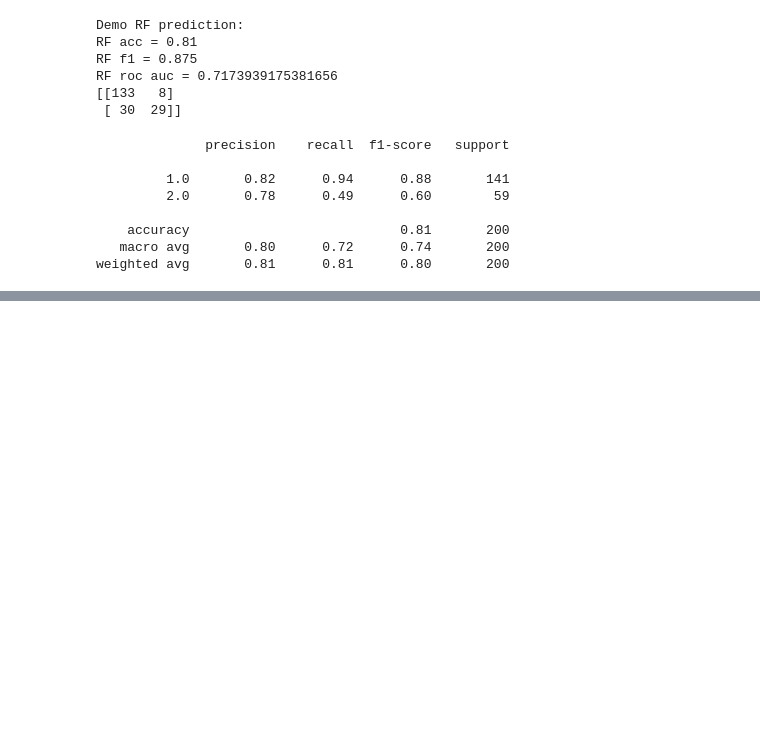
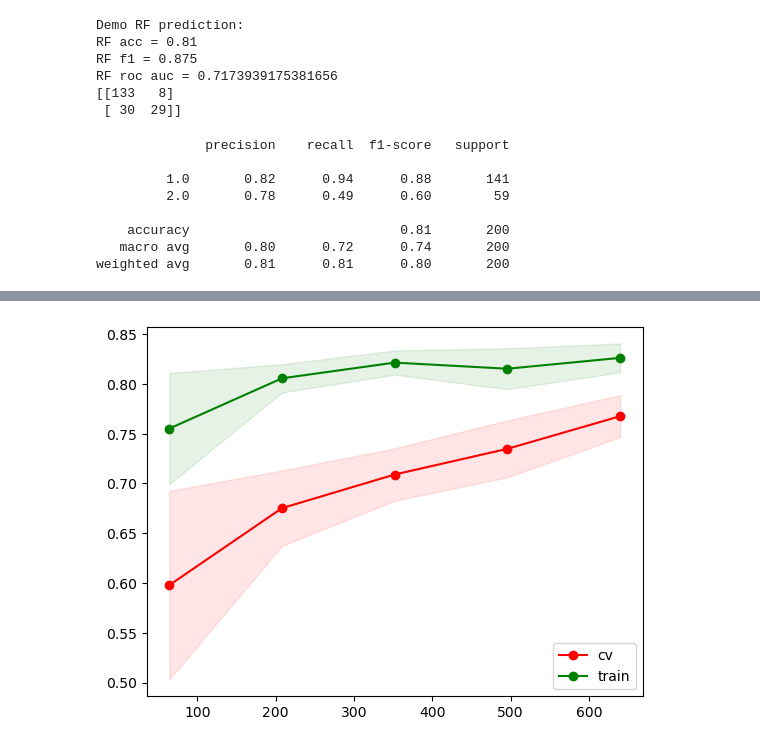
Before and after one commit to Dangmotm/FMLAB_AI, a Jupyter notebook: Exercise/Ex5/decision_tree_random_forest.ipynb, the cells around one changed output, grey strips where cells are left out. Saved outputs shown, nothing was run; the diff lists cells and outputs as text; code cells hidden in the pictures; blank space fills up the shorter version.

```diff
--- a/Exercise/Ex5/decision_tree_random_forest.ipynb
+++ b/Exercise/Ex5/decision_tree_random_forest.ipynb
@@ -105,7 +105,7 @@ def grid_search(algorithm, n_jobs, dict_param):
     else:
         model = RandomForestClassifier()
 
-    classifier = GridSearchCV(estimator = model, cv = 5, param_grid = dict_param, n_jobs = n_jobs, scoring = 'f1')
+    classifier = GridSearchCV(estimator = model, cv = 5, param_grid = dict_param, n_jobs = n_jobs, scoring = 'f1', verbose = 1)
     classifier.fit(X_train, y_train)
 
     print(classifier.best_estimator_)
@@ -128,0 +192,3 @@ def evaluate(model):
+# %%
+tree_best.fit(X_train, y_train)
+evaluate(tree_best)
@@ -128,0 +209,7 @@ def evaluate(model):
+# %%
+title = 'Learning curve with best tree'
+label_curve = {'train': 'train', 'test': 'cv'}
+plot_learning_curve(tree_best, title, label_curve, X_train, y_train)
+plt.show()
+# %% [output]
+[figure, added]
```
Also changed, not shown: parts of 18 cells of this notebook, 2 other files.
